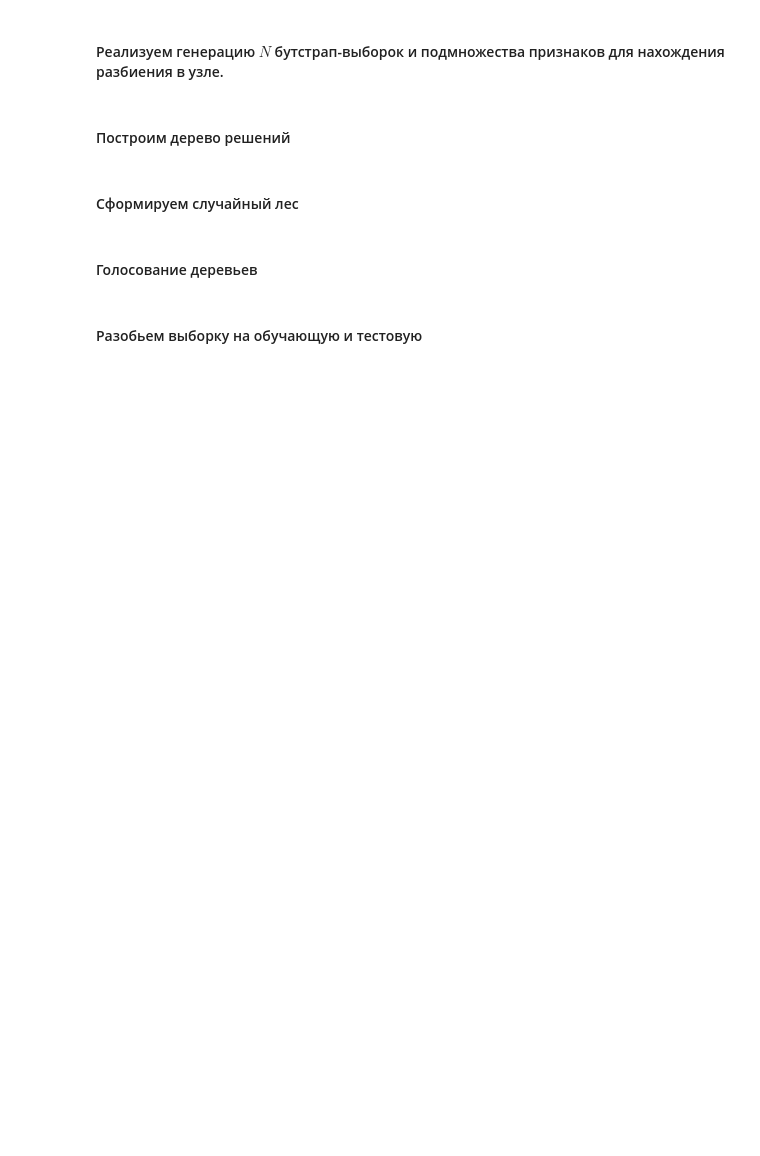
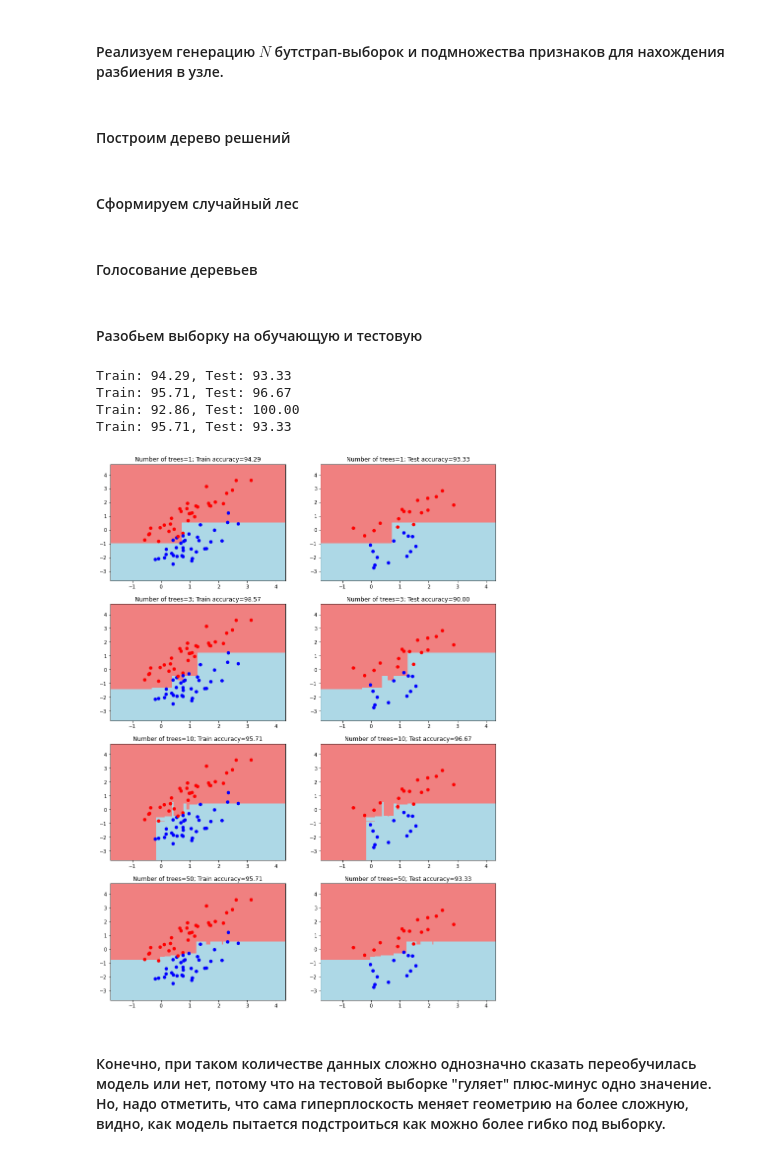
Before and after one commit to MaximJoinedGit/Data-analysis-algorithms, a Jupyter notebook: lesson_5.ipynb, the cells around one changed output. Cells and saved outputs as stored; diff of their text form; code cells hidden in the pictures; blank space fills up the shorter version.

```diff
--- a/lesson_5.ipynb
+++ b/lesson_5.ipynb
@@ -49,12 +47,14 @@ def get_bootstrap(data, labels, N):
     return bootstrap
 # %%
 def get_subsample(len_sample):
+
     sample_indexes = [i for i in range(len_sample)]
 
     len_subsample = int(np.sqrt(len_sample))
     subsample = []
+
     random.shuffle(sample_indexes)
-    for i in range(len(subsample)):
+    for _ in range(len_subsample):
         subsample.append(sample_indexes.pop())
 
     return subsample
@@ -224,0 +223,46 @@ n_trees = [1, 3, 10, 50]
+# %%
+for tree_numbers in (1, 3, 10, 50):
+
+    my_forest = random_forest(train_data, train_labels, tree_numbers)
+    train_answers = tree_vote(my_forest, train_data)
+    test_answers = tree_vote(my_forest, test_data)
+    train_accuracy = accuracy_metric(train_labels, train_answers)
+    test_accuracy = accuracy_metric(test_labels, test_answers)
+
+    print(f'Train: {train_accuracy:.2f}, Test: {test_accuracy:.2f}')
+# %% [output]
+Train: 94.29, Test: 93.33
+Train: 95.71, Test: 96.67
+Train: 92.86, Test: 100.00
+Train: 95.71, Test: 93.33
+# %%
+def get_meshgrid(data, step=.05, border=1.2):
+    x_min, x_max = data[:, 0].min() - border, data[:, 0].max() + border
+    y_min, y_max = data[:, 1].min() - border, data[:, 1].max() + border
+    return np.meshgrid(np.arange(x_min, x_max, step), np.arange(y_min, y_max, step))
+# %%
+xx, yy = get_meshgrid(train_data)
+plt.figure(figsize = (14, 20))
+trees = (1, 3, 10, 50)
+
+for tree in range(len(trees)):
+    my_forest = random_forest(train_data, train_labels, trees[tree])
+    train_answers = tree_vote(my_forest, train_data)
+    answers = tree_vote(my_forest, test_data)
+    train_accuracy = accuracy_metric(train_labels, train_answers)
+    test_accuracy = accuracy_metric(test_labels, answers)
+    mesh_predictions = np.array(tree_vote(my_forest, np.c_[xx.ravel(), yy.ravel()])).reshape(xx.shape)
+
+    plt.subplot(4, 2, 2 * (tree + 1) - 1)
+    plt.pcolormesh(xx, yy, mesh_predictions, cmap = light_colors)
+    plt.scatter(train_data[:, 0], train_data[:, 1], c = train_labels, cmap = colors)
+    plt.title(f'Number of trees={trees[tree]}; Train accuracy={train_accuracy:.2f}')
+
+    plt.subplot(4, 2, 2 * (tree + 1))
+    plt.pcolormesh(xx, yy, mesh_predictions, cmap = light_colors)
+    plt.scatter(test_data[:, 0], test_data[:, 1], c = test_labels, cmap = colors)
+    plt.title(f'Number of trees={trees[tree]}; Test accuracy={test_accuracy:.2f}')
+# %% [output]
+[figure, added]
+# %% [markdown]
+#### Конечно, при таком количестве данных сложно однозначно сказать переобучилась модель или нет, потому что на тестовой выборке "гуляет" плюс-минус одно значение. Но, надо отметить, что сама гиперплоскость меняет геометрию на более сложную, видно, как модель пытается подстроиться как можно более гибко под выборку.
```
Also changed, not shown: parts of 5 cells of this notebook.
